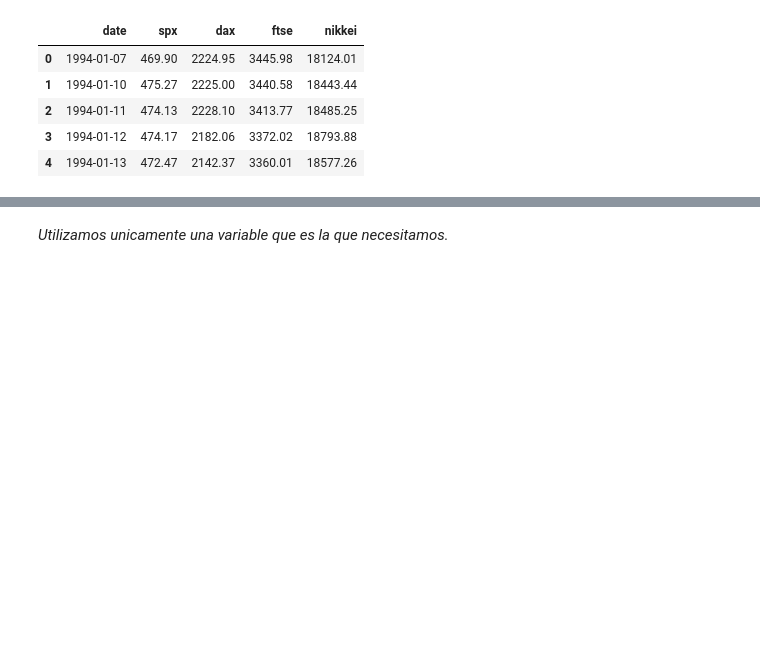
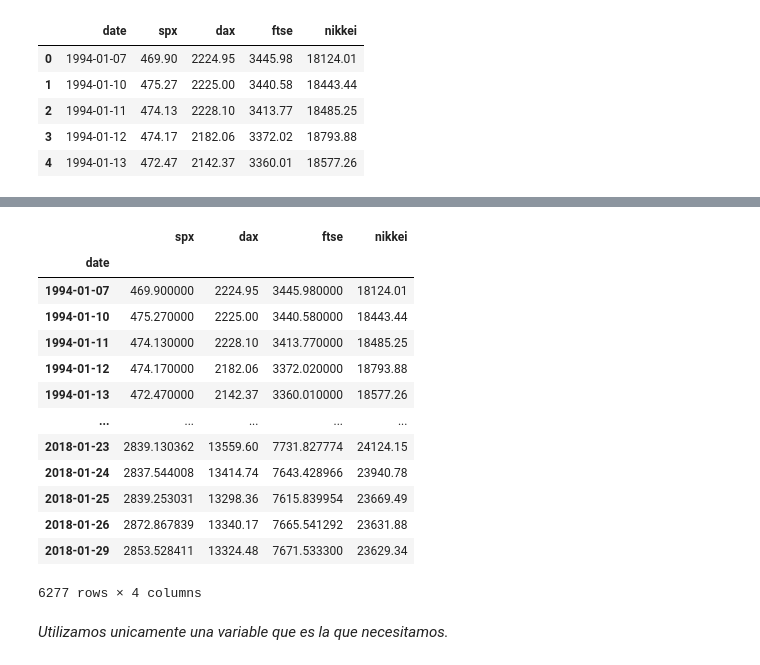
Before and after one commit to Rinzler122/AVENGERS, a Jupyter notebook: Series_de_tiempo.ipynb, the cells around one changed output, grey strips where cells are left out. Saved outputs shown, nothing was run; the diff lists cells and outputs as text; code cells hidden in the pictures; blank space fills up the shorter version.

```diff
--- a/Series_de_tiempo.ipynb
+++ b/Series_de_tiempo.ipynb
@@ -194,4 +144,21 @@ Market value    0
 dtype: int64
+# %%
+df
+# %% [output]
+|  | spx | dax | ftse | nikkei |
+| date |  |  |  |  |
+| 1994-01-07 | 469.900000 | 2224.95 | 3445.980000 | 18124.01 |
+| 1994-01-10 | 475.270000 | 2225.00 | 3440.580000 | 18443.44 |
+| 1994-01-11 | 474.130000 | 2228.10 | 3413.770000 | 18485.25 |
+| 1994-01-12 | 474.170000 | 2182.06 | 3372.020000 | 18793.88 |
+| 1994-01-13 | 472.470000 | 2142.37 | 3360.010000 | 18577.26 |
+| ... | ... | ... | ... | ... |
+| 2018-01-23 | 2839.130362 | 13559.60 | 7731.827774 | 24124.15 |
+| 2018-01-24 | 2837.544008 | 13414.74 | 7643.428966 | 23940.78 |
+| 2018-01-25 | 2839.253031 | 13298.36 | 7615.839954 | 23669.49 |
+| 2018-01-26 | 2872.867839 | 13340.17 | 7665.541292 | 23631.88 |
+| 2018-01-29 | 2853.528411 | 13324.48 | 7671.533300 | 23629.34 |
+6277 rows × 4 columns
 # %% [markdown]
 *Utilizamos unicamente una variable que es la que necesitamos.*
 # %%
```
Also changed, not shown: parts of 16 cells of this notebook.
